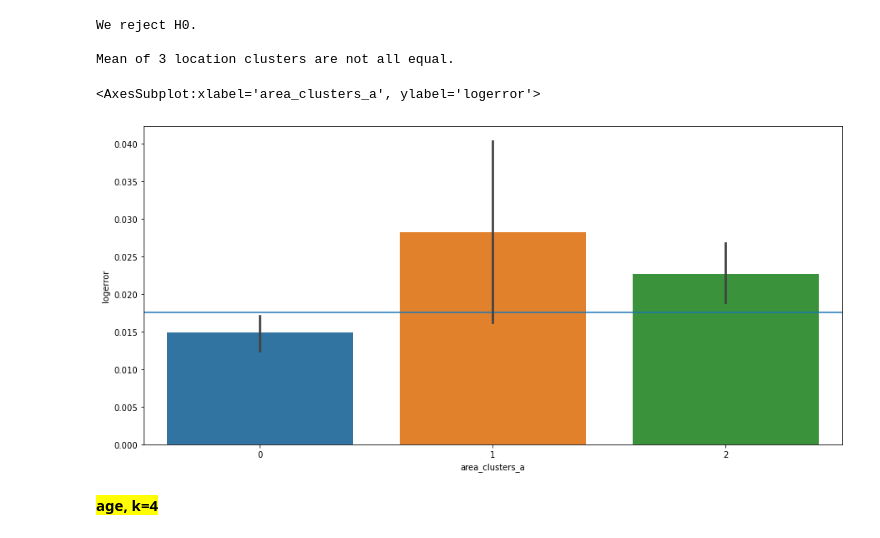
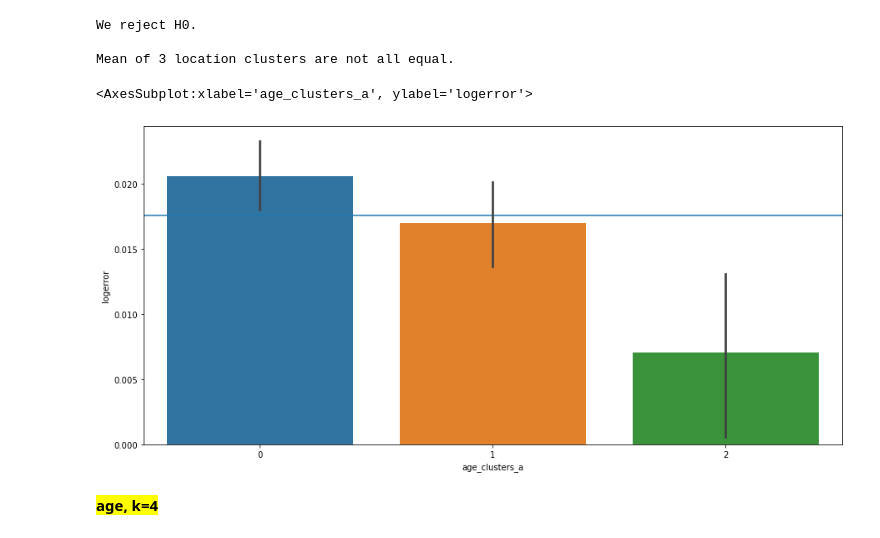
Before and after one commit to m3redithw/Zestimates-Clustering-Project, a Jupyter notebook: feature_engineering.ipynb, the cells around one changed output. Cells and saved outputs as stored; diff of their text form; code cells hidden in the pictures.

```diff
--- a/feature_engineering.ipynb
+++ b/feature_engineering.ipynb
@@ -528,10 +521,10 @@ Mean of 3 location clusters are not all equal.
 # %%
 plt.figure(figsize = (15,7))
 plt.axhline(train.logerror.mean())
-sns.barplot(x='area_clusters_a', y='logerror', data = train)
+sns.barplot(x='age_clusters_a', y='logerror', data = train)
 # %% [output]
-<AxesSubplot:xlabel='area_clusters_a', ylabel='logerror'>
+<AxesSubplot:xlabel='age_clusters_a', ylabel='logerror'>
-[figure, old version]
+[figure, new version]
 # %% [markdown]
 <span style='background :yellow' >**age, k=4**</span>
 # %%
```
Also changed, not shown: parts of 55 cells of this notebook.
